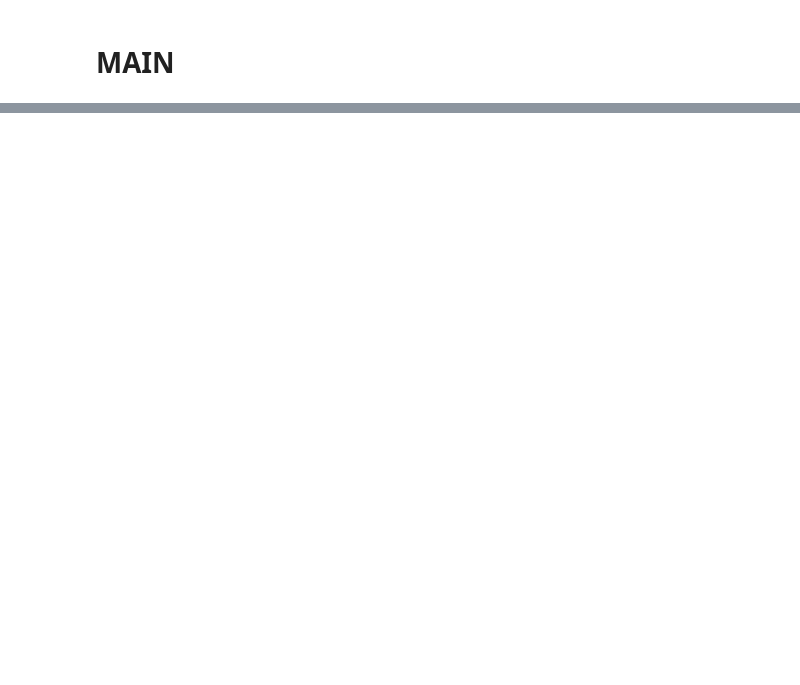
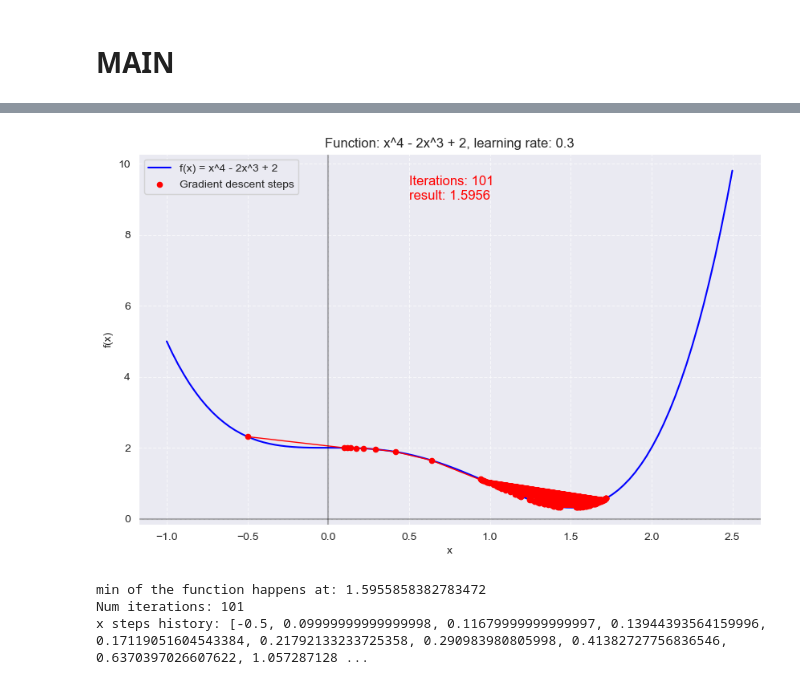
Before and after one commit to ceperezegma/simple_linear_regression, a Jupyter notebook: linear_regression/intro_gradient_descent.ipynb, the cells around one changed output, grey strips where cells are left out. Drawn from its saved outputs; the diff is of its cells as text; code cells hidden in the pictures; blank space fills up the shorter version.

```diff
--- a/linear_regression/intro_gradient_descent.ipynb
+++ b/linear_regression/intro_gradient_descent.ipynb
@@ -77,0 +220,7 @@ x steps history: [9, 7.6, 6.4799999999999995, 5.584, 4.8671999999999995, 4.29376
+# %%
+def function_2(x:float) -> float:
+    return x**4 - 2 * x**3 + 2
+# %%
+# Derivative of the function to find the minimum value
+def gradient_function_2(x:float) -> float:
+    return 4 * x**3 - 6 * x**2
@@ -77,0 +268,13 @@ x steps history: [9, 7.6, 6.4799999999999995, 5.584, 4.8671999999999995, 4.29376
+# %%
+learning_rate = 0.3
+history, result = gradient_descent(-0.5, gradient_function_2, learning_rate, 100)
+display_gradient_descent_2(history, learning_rate)
+
+print(f"min of the function happens at: {result}")
+print(f"Num iterations: {len(history)}")
+print(f"x steps history: {history}")
+# %% [output]
+[figure, added]
+min of the function happens at: 1.5955858382783472
+Num iterations: 101
+x steps history: [-0.5, 0.09999999999999998, 0.11679999999999997, 0.13944393564159996, 0.17119051604543384, 0.21792133233725358, 0.290983980805998, 0.41382727756836546, 0.6370397026607622, 1.057287128 ...
```
Also changed, not shown: parts of 11 cells of this notebook, 3 other files.
